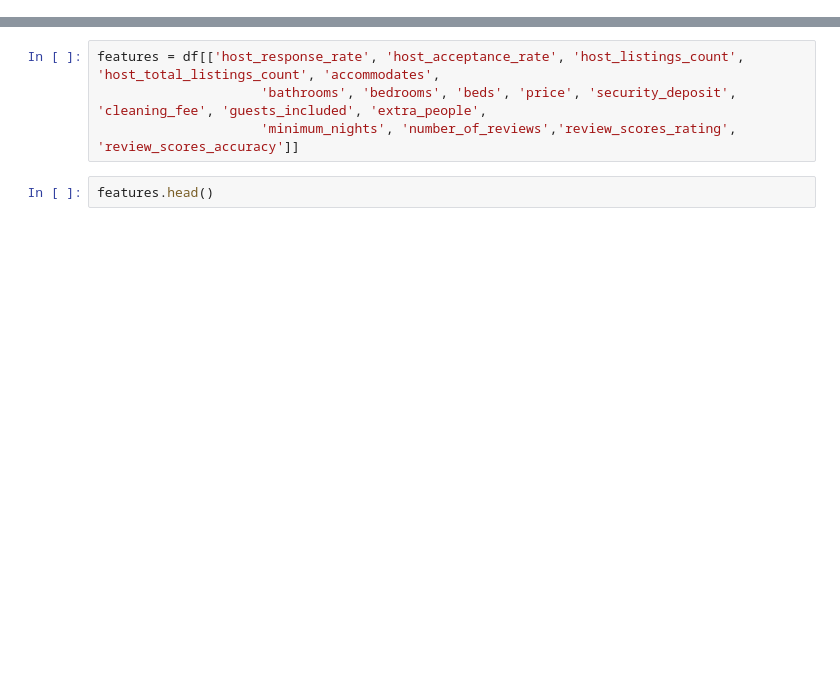
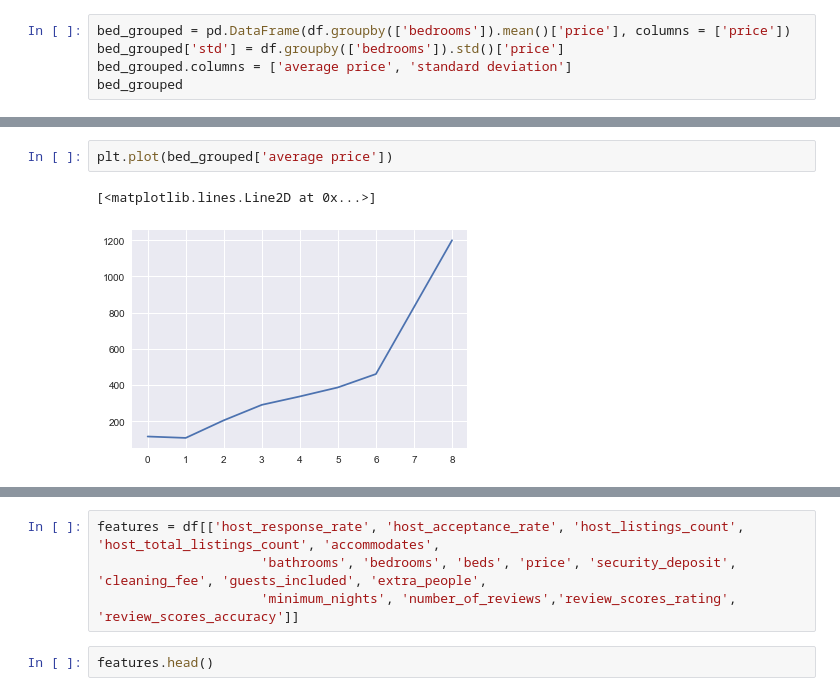
Before and after one commit to becerraperu/Thinkful_assignments, a Jupyter notebook: AirBNB.ipynb, the cells around one changed output, grey strips where cells are left out. Cells and saved outputs as stored; diff of their text form; blank space fills up the shorter version.

```diff
--- a/AirBNB.ipynb
+++ b/AirBNB.ipynb
@@ -54,0 +191,5 @@ df['cleaning_fee'] = (df['cleaning_fee'].replace( '[\$,)]','', regex=True ).asty
+# %%
+bed_grouped = pd.DataFrame(df.groupby(['bedrooms']).mean()['price'], columns = ['price'])
+bed_grouped['std'] = df.groupby(['bedrooms']).std()['price']
+bed_grouped.columns = ['average price', 'standard deviation']
+bed_grouped
@@ -54,0 +207,5 @@ df['cleaning_fee'] = (df['cleaning_fee'].replace( '[\$,)]','', regex=True ).asty
+# %%
+plt.plot(bed_grouped['average price'])
+# %% [output]
+[<matplotlib.lines.Line2D at 0x...>]
+[figure, added]
```
Also changed, not shown: parts of 68 cells of this notebook.
